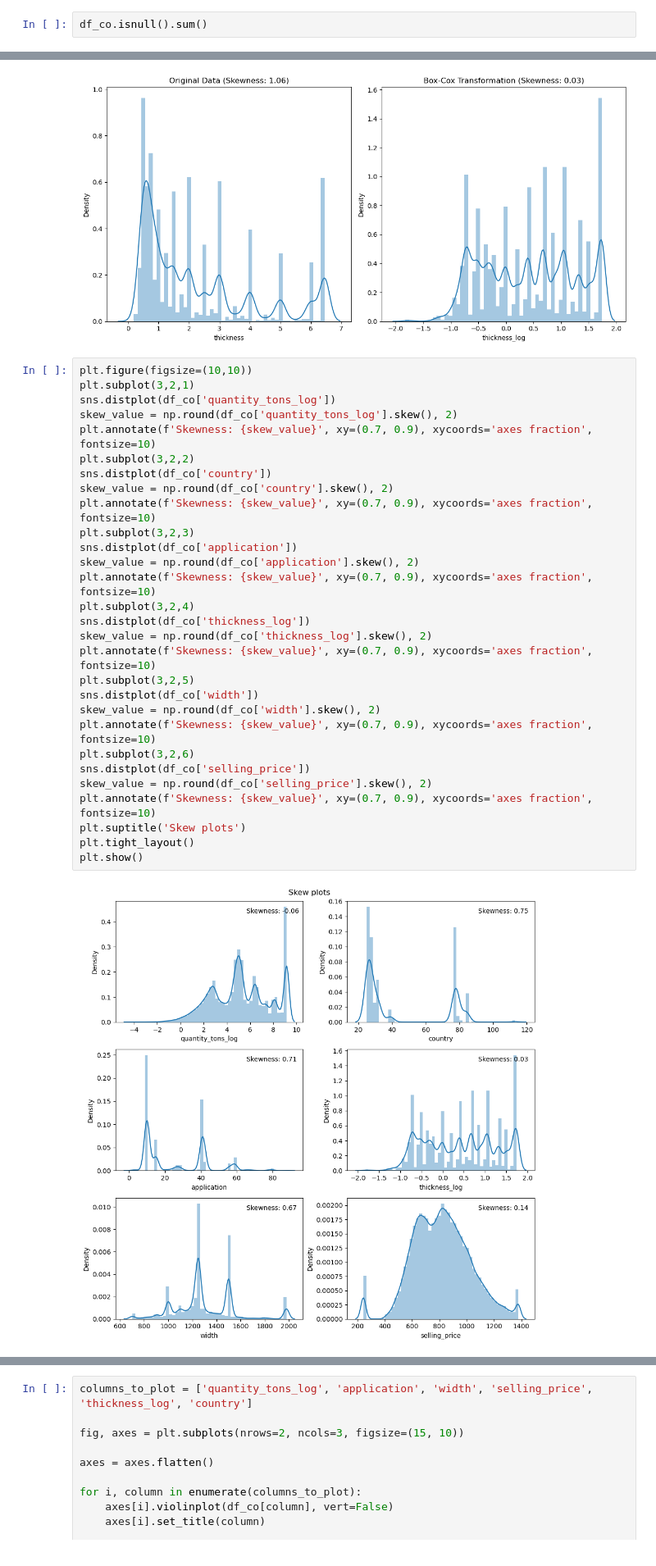
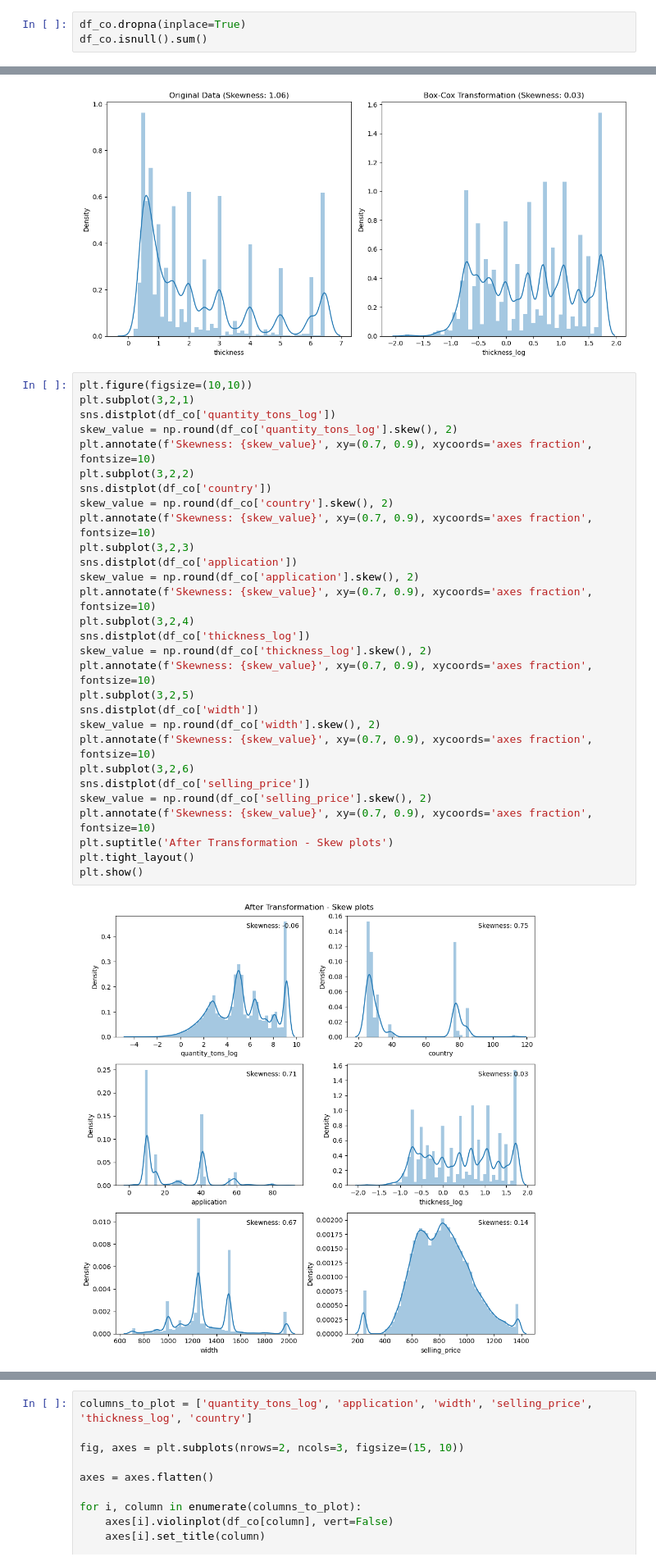
Before and after one commit to Vengatesan-K/Industrial-Copper-Modeling, a Jupyter notebook: Industrial Copper Modeling.ipynb, the cells around one changed output, grey strips where cells are left out. Shown at 82% size. Cells and saved outputs as stored; diff of their text form.

```diff
--- a/Industrial Copper Modeling.ipynb
+++ b/Industrial Copper Modeling.ipynb
@@ -541,3 +568,4 @@ print(mask1.sum())
 # %%
+df_co.dropna(inplace=True)
 df_co.isnull().sum()
 # %% [output]
@@ -612,31 +636,31 @@ plt.show()
 # %%
 plt.figure(figsize=(10,10))
 plt.subplot(3,2,1)
 sns.distplot(df_co['quantity_tons_log'])
 skew_value = np.round(df_co['quantity_tons_log'].skew(), 2)
 plt.annotate(f'Skewness: {skew_value}', xy=(0.7, 0.9), xycoords='axes fraction', fontsize=10)
 plt.subplot(3,2,2)
 sns.distplot(df_co['country'])
 skew_value = np.round(df_co['country'].skew(), 2)
 plt.annotate(f'Skewness: {skew_value}', xy=(0.7, 0.9), xycoords='axes fraction', fontsize=10)
 plt.subplot(3,2,3)
 sns.distplot(df_co['application'])
 skew_value = np.round(df_co['application'].skew(), 2)
 plt.annotate(f'Skewness: {skew_value}', xy=(0.7, 0.9), xycoords='axes fraction', fontsize=10)
 plt.subplot(3,2,4)
 sns.distplot(df_co['thickness_log'])
 skew_value = np.round(df_co['thickness_log'].skew(), 2)
 plt.annotate(f'Skewness: {skew_value}', xy=(0.7, 0.9), xycoords='axes fraction', fontsize=10)
 plt.subplot(3,2,5)
 sns.distplot(df_co['width'])
 skew_value = np.round(df_co['width'].skew(), 2)
 plt.annotate(f'Skewness: {skew_value}', xy=(0.7, 0.9), xycoords='axes fraction', fontsize=10)
 plt.subplot(3,2,6)
 sns.distplot(df_co['selling_price'])
 skew_value = np.round(df_co['selling_price'].skew(), 2)
 plt.annotate(f'Skewness: {skew_value}', xy=(0.7, 0.9), xycoords='axes fraction', fontsize=10)
-plt.suptitle('Skew plots')
+plt.suptitle('After Transformation - Skew plots')
 plt.tight_layout()
 plt.show()
 # %% [output]
-[figure, old version]
+[figure, new version]
```
Also changed, not shown: parts of 29 cells of this notebook.
